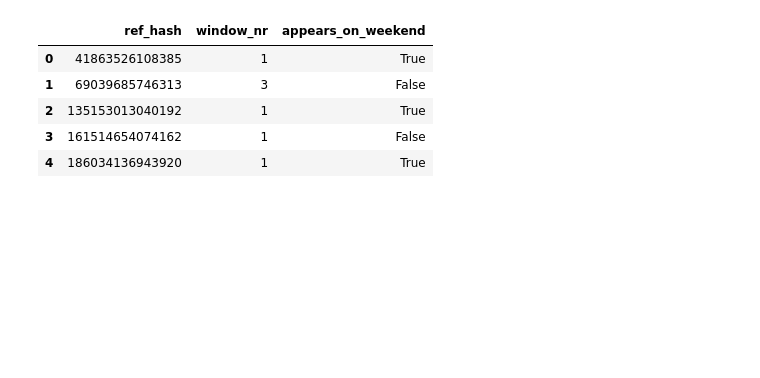
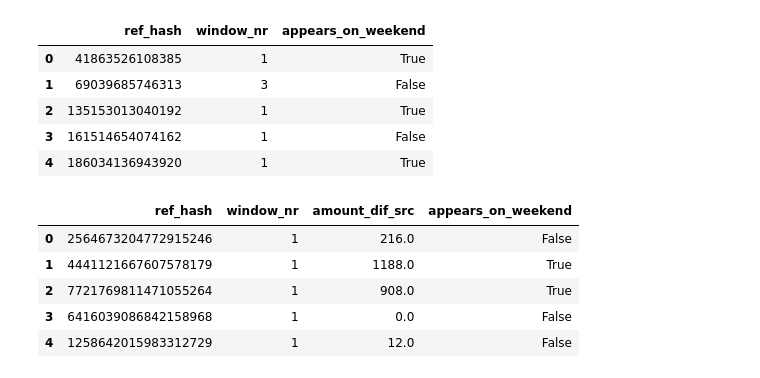
Before and after one commit to gatti2602/7506-datos, a Jupyter notebook: tp2/Manu/Features_2.ipynb, the cells around one changed output. Cells and saved outputs as stored; diff of their text form; code cells hidden in the pictures; blank space fills up the shorter version.

```diff
--- a/tp2/Manu/Features_2.ipynb
+++ b/tp2/Manu/Features_2.ipynb
@@ -369,3 +344,14 @@ temp.head()
 | 2 | 135153013040192 | 1 | True |
 | 3 | 161514654074162 | 1 | False |
 | 4 | 186034136943920 | 1 | True |
+# %%
+devices = devices.merge(temp, on = ['ref_hash','window_nr'], how = 'left')
+devices['appears_on_weekend'].fillna(False, inplace =True)
+devices.head()
+# %% [output]
+|  | ref_hash | window_nr | amount_dif_src | appears_on_weekend |
+| 0 | 2564673204772915246 | 1 | 216.0 | False |
+| 1 | 4441121667607578179 | 1 | 1188.0 | True |
+| 2 | 7721769811471055264 | 1 | 908.0 | True |
+| 3 | 6416039086842158968 | 1 | 0.0 | False |
+| 4 | 1258642015983312729 | 1 | 12.0 | False |
```
Also changed, not shown: parts of 21 cells of this notebook.
